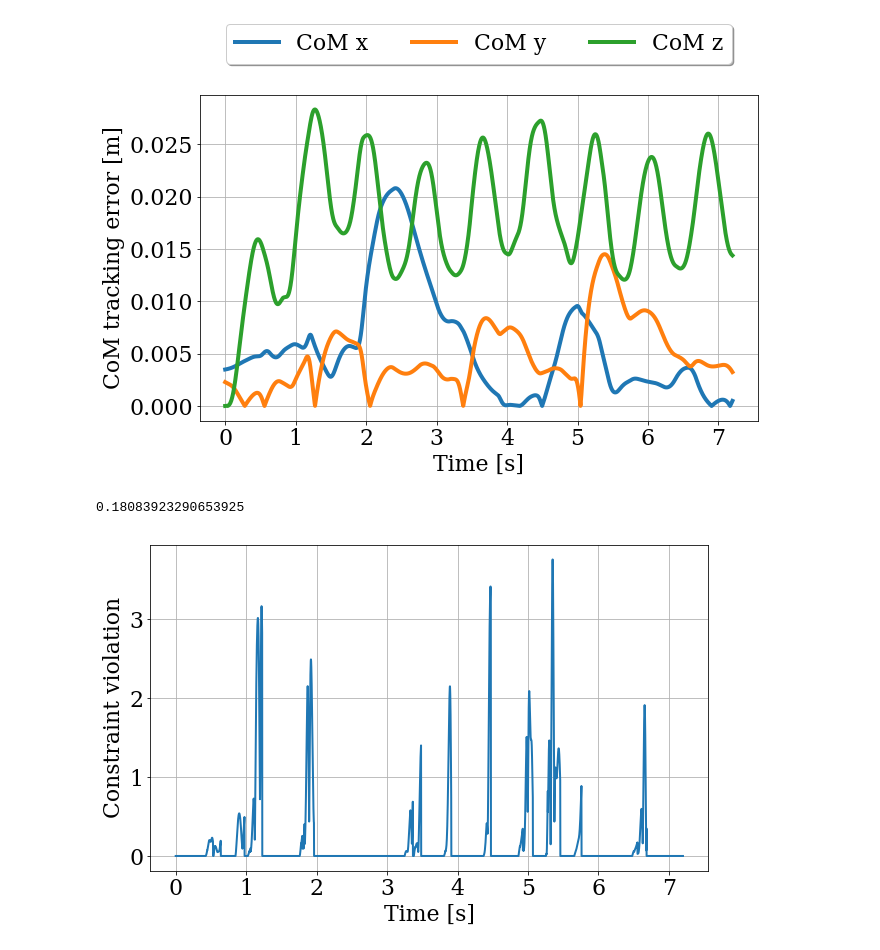
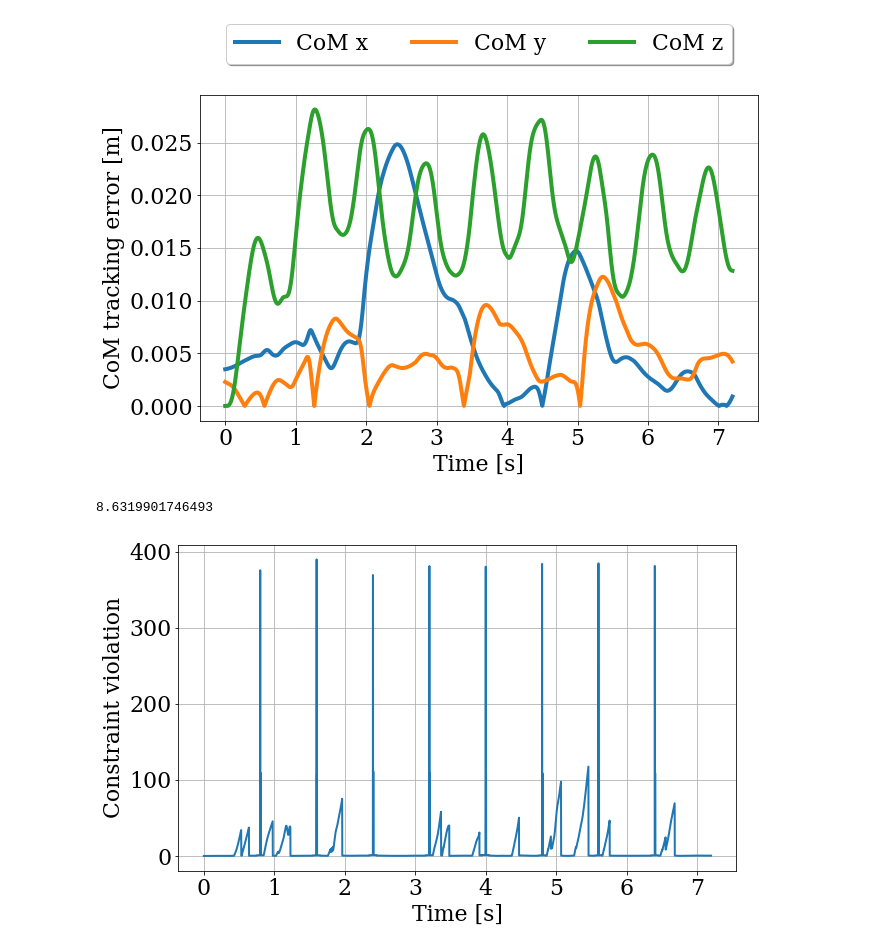
Before and after one commit to huaijiangzhu/delay_robust_invdyn, a Jupyter notebook: notebooks/walk.ipynb, the cells around one changed output. Drawn from its saved outputs; the diff is of its cells as text; code cells hidden in the pictures.

Commit message:
update delay

```diff
--- a/notebooks/walk.ipynb
+++ b/notebooks/walk.ipynb
@@ -44,12 +44,13 @@ STEP_DURATION = 800
 N_STEPS = 9
 N_SIMULATION = N_STEPS * STEP_DURATION
 DELAY = 25
+LOWDELAY = 2
 DELAY_START = 0
 IMPACT_START = 2400
 IMPACT_DURATION = 200
 IMPACT_FORCE = [100, 0, 0]
 LOCAL = True
-BMODE = p.GUI
+BMODE = p.DIRECT
 NODELAY_WINDOW = 50
 DOUBLE_SUPPORT_DURATION = 5
 
@@ -65,7 +66,7 @@ if NS3:
     td = np.load('td_'+ SCENARIO +'.npy')
     td = np.tile(td, int((N_SIMULATION + 1.0)/len(td)) + 1)
     td = td[:N_SIMULATION]
-    time_received = np.array([i + td[i] - 1 for i in range(N_SIMULATION)])
+    time_received = np.array([i + td[i] for i in range(N_SIMULATION)])
 
     for i in range(N_SIMULATION):
         # find the latest command arrived before the current time
@@ -92,13 +93,17 @@ for i in range(N_SIMULATION):
     for steps in range(1, N_STEPS):
         landing = STEP_DURATION * steps
         if landing - NODELAY_WINDOW <= i < landing + NODELAY_WINDOW:
-            DELAYED_IDX[i] = i
+            DELAYED_IDX[i] = np.minimum(i - LOWDELAY,DELAYED_IDX[i])
 
 for i in range(N_SIMULATION):
     for steps in range(1, N_STEPS):
         landing = STEP_DURATION * steps
         if landing - NODELAY_WINDOW <= DELAYED_IDX[i] < landing + NODELAY_WINDOW:
             if landing - NODELAY_WINDOW <= i < landing + NODELAY_WINDOW:
-                DELAYED_IDX[i] = i
+                DELAYED_IDX[i] = np.minimum(i - LOWDELAY,DELAYED_IDX[i])
             else:
-                DELAYED_IDX[i] = landing + NODELAY_WINDOW - 1
+                DELAYED_IDX[i] = DELAYED_IDX[landing + NODELAY_WINDOW]
+#                 DELAYED_IDX[i] = landing + NODELAY_WINDOW - LOWDELAY
+
+            if landing + DOUBLE_SUPPORT_DURATION<= i < landing + DOUBLE_SUPPORT_DURATION + LOWDELAY:
+                DELAYED_IDX[i] = landing - 1
@@ -370,22 +379,22 @@ ax.set_ylabel('CoM tracking error' + ' [m]' )
 _ = ax.legend(loc='upper center', bbox_to_anchor=(0.5, 1.25),
              ncol=3, fancybox=True, shadow=True)
 # %% [output]
-[figure, old version]
+[figure, new version]
 # %%
 fig, ax = plt.subplots(1, figsize=(10, 6))
 time = np.arange(0.0, N_SIMULATION*dt, dt)
 axes = ['x', 'y', 'z']
-slack = [data.slack[1, 0] for data in LOG]
+slack = [data.slack[0, 0] for data in LOG]
 ax.plot(time, slack, lw=2)
 ax.grid()
 ax.set_xlabel('Time [s]')
 ax.set_ylabel('Constraint violation' )
 slack = np.array(slack)
 slack = slack[slack<1000]
 print slack.mean()
 # %% [output]
-0.18083923290653925
+8.6319901746493
-[figure, old version]
+[figure, new version]
 # %%
 fig, ax = plt.subplots(1, figsize=(10, 6))
 time = np.arange(0.0, N_SIMULATION*dt, dt)
```
Also changed, not shown: parts of 3 cells of this notebook, 4 other files.
